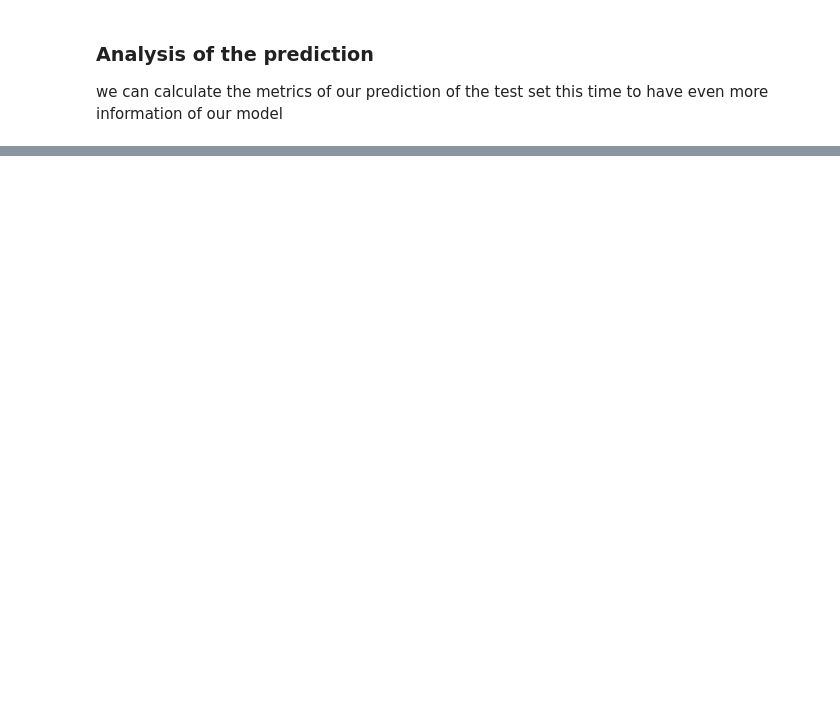
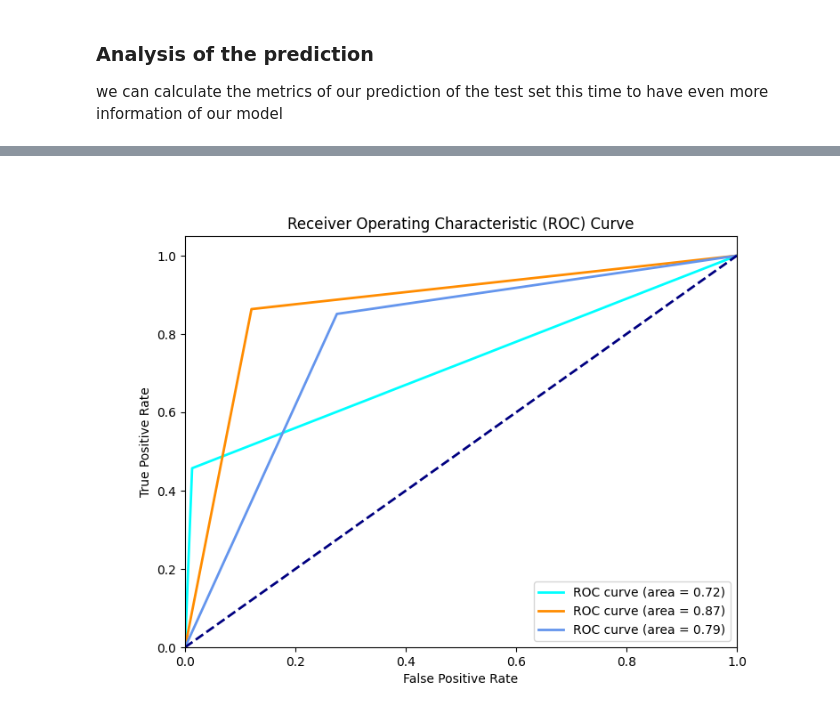
Before and after one commit to domomm/MLcourse, a Jupyter notebook: CNN.ipynb, the cells around one changed output, grey strips where cells are left out. Cells and saved outputs as stored; diff of their text form; code cells hidden in the pictures; blank space fills up the shorter version.

```diff
--- a/CNN.ipynb
+++ b/CNN.ipynb
@@ -254,0 +263,4 @@ Accuracy of the model is -  55.92948794364929 %
+# %%
+CNNutils.plot_roc_curve(y_test, prediction_classes, 3)
+# %% [output]
+[figure, added]
```
Also changed, not shown: parts of 10 cells of this notebook, 6 other files.
